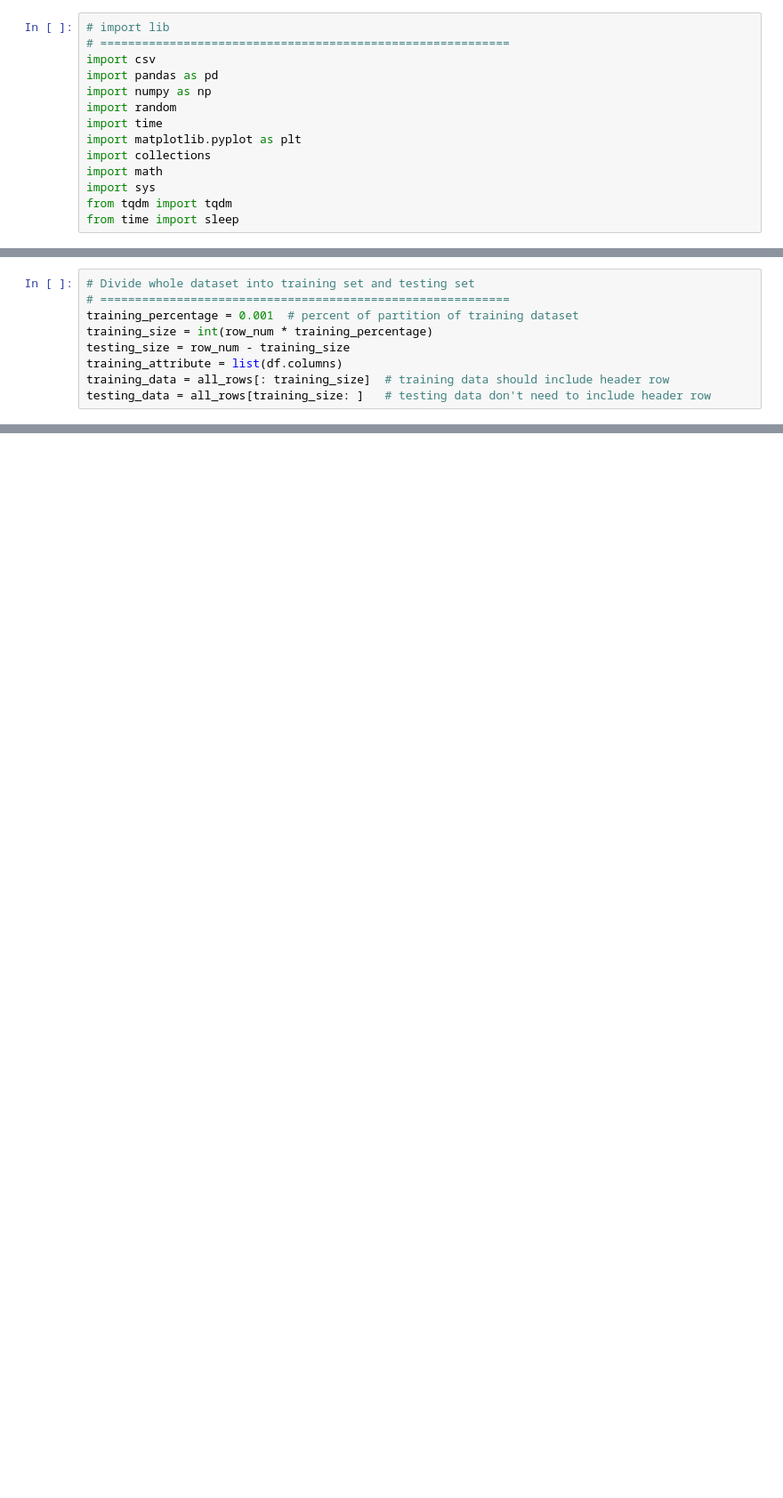
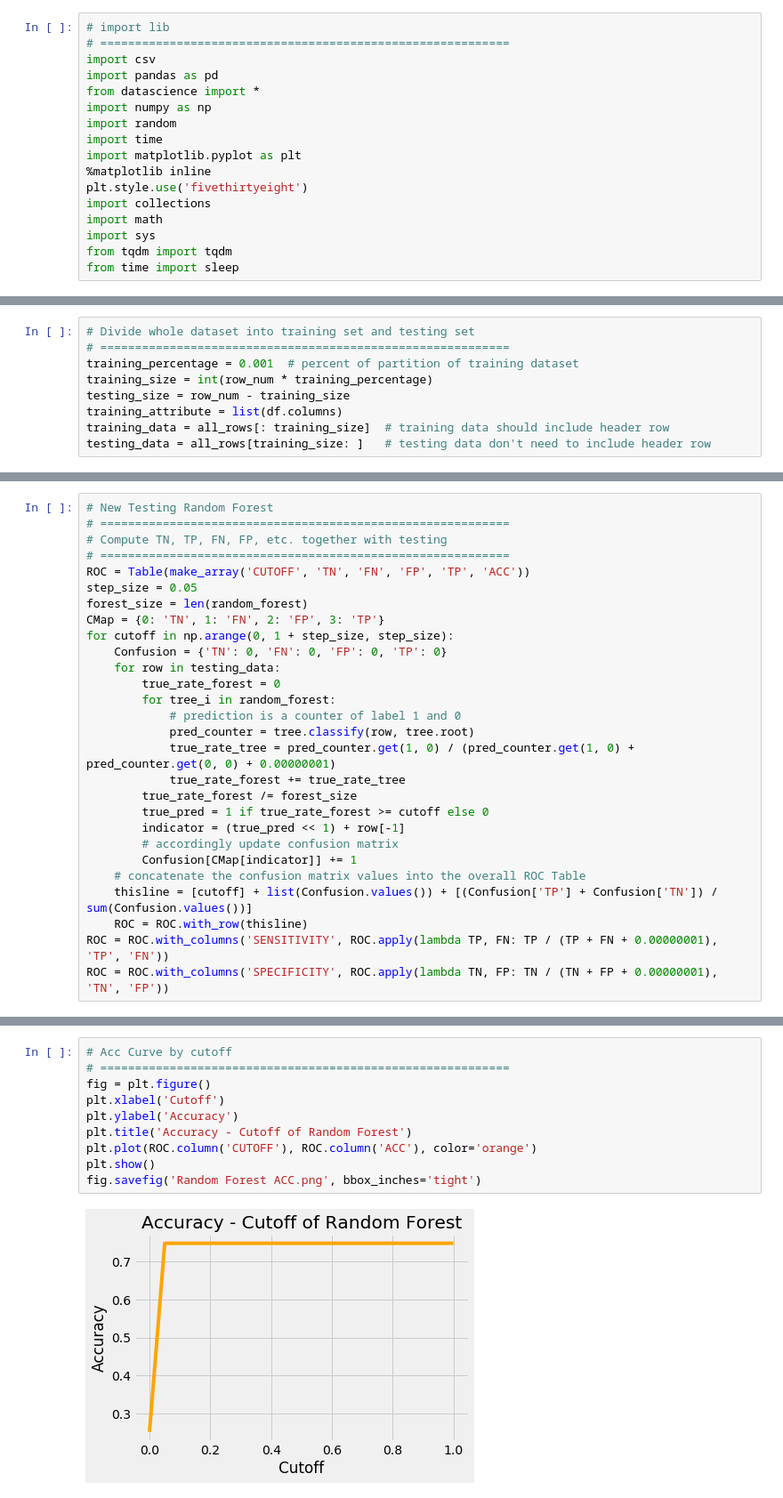
Before and after one commit to frostace/BinaryClassification, a Jupyter notebook: Random Forest.ipynb, the cells around one changed output, grey strips where cells are left out. Shown at 89% size. Cells and saved outputs as stored; diff of their text form; blank space fills up the shorter version.

Commit message:
updated randomforest
also weird

```diff
--- a/Random Forest.ipynb
+++ b/Random Forest.ipynb
@@ -3,10 +3,13 @@
 # ===========================================================
 import csv
 import pandas as pd
+from datascience import *
 import numpy as np
 import random
 import time
 import matplotlib.pyplot as plt
+%matplotlib inline
+plt.style.use('fivethirtyeight')
 import collections
 import math
 import sys
@@ -229,0 +252,28 @@ testing_data = all_rows[training_size: ]   # testing data don't need to include
+# %%
+# New Testing Random Forest
+# ===========================================================
+# Compute TN, TP, FN, FP, etc. together with testing
+# ===========================================================
+ROC = Table(make_array('CUTOFF', 'TN', 'FN', 'FP', 'TP', 'ACC'))
+step_size = 0.05
+forest_size = len(random_forest)
+CMap = {0: 'TN', 1: 'FN', 2: 'FP', 3: 'TP'}
+for cutoff in np.arange(0, 1 + step_size, step_size):
+    Confusion = {'TN': 0, 'FN': 0, 'FP': 0, 'TP': 0}
+    for row in testing_data:
+        true_rate_forest = 0
+        for tree_i in random_forest:
+            # prediction is a counter of label 1 and 0
+            pred_counter = tree.classify(row, tree.root)
+            true_rate_tree = pred_counter.get(1, 0) / (pred_counter.get(1, 0) + pred_counter.get(0, 0) + 0.00000001)
+            true_rate_forest += true_rate_tree
+        true_rate_forest /= forest_size
+        true_pred = 1 if true_rate_forest >= cutoff else 0
+        indicator = (true_pred << 1) + row[-1]
+        # accordingly update confusion matrix
+        Confusion[CMap[indicator]] += 1
+    # concatenate the confusion matrix values into the overall ROC Table
+    thisline = [cutoff] + list(Confusion.values()) + [(Confusion['TP'] + Confusion['TN']) / sum(Confusion.values())]
+    ROC = ROC.with_row(thisline)
+ROC = ROC.with_columns('SENSITIVITY', ROC.apply(lambda TP, FN: TP / (TP + FN + 0.00000001), 'TP', 'FN'))
+ROC = ROC.with_columns('SPECIFICITY', ROC.apply(lambda TN, FP: TN / (TN + FP + 0.00000001), 'TN', 'FP'))
@@ -229,0 +300,12 @@ testing_data = all_rows[training_size: ]   # testing data don't need to include
+# %%
+# Acc Curve by cutoff
+# ===========================================================
+fig = plt.figure()
+plt.xlabel('Cutoff')
+plt.ylabel('Accuracy')
+plt.title('Accuracy - Cutoff of Random Forest')
+plt.plot(ROC.column('CUTOFF'), ROC.column('ACC'), color='orange')
+plt.show()
+fig.savefig('Random Forest ACC.png', bbox_inches='tight')
+# %% [output]
+[figure, added]
```
Also changed, not shown: parts of 4 cells of this notebook, 6 other files.
